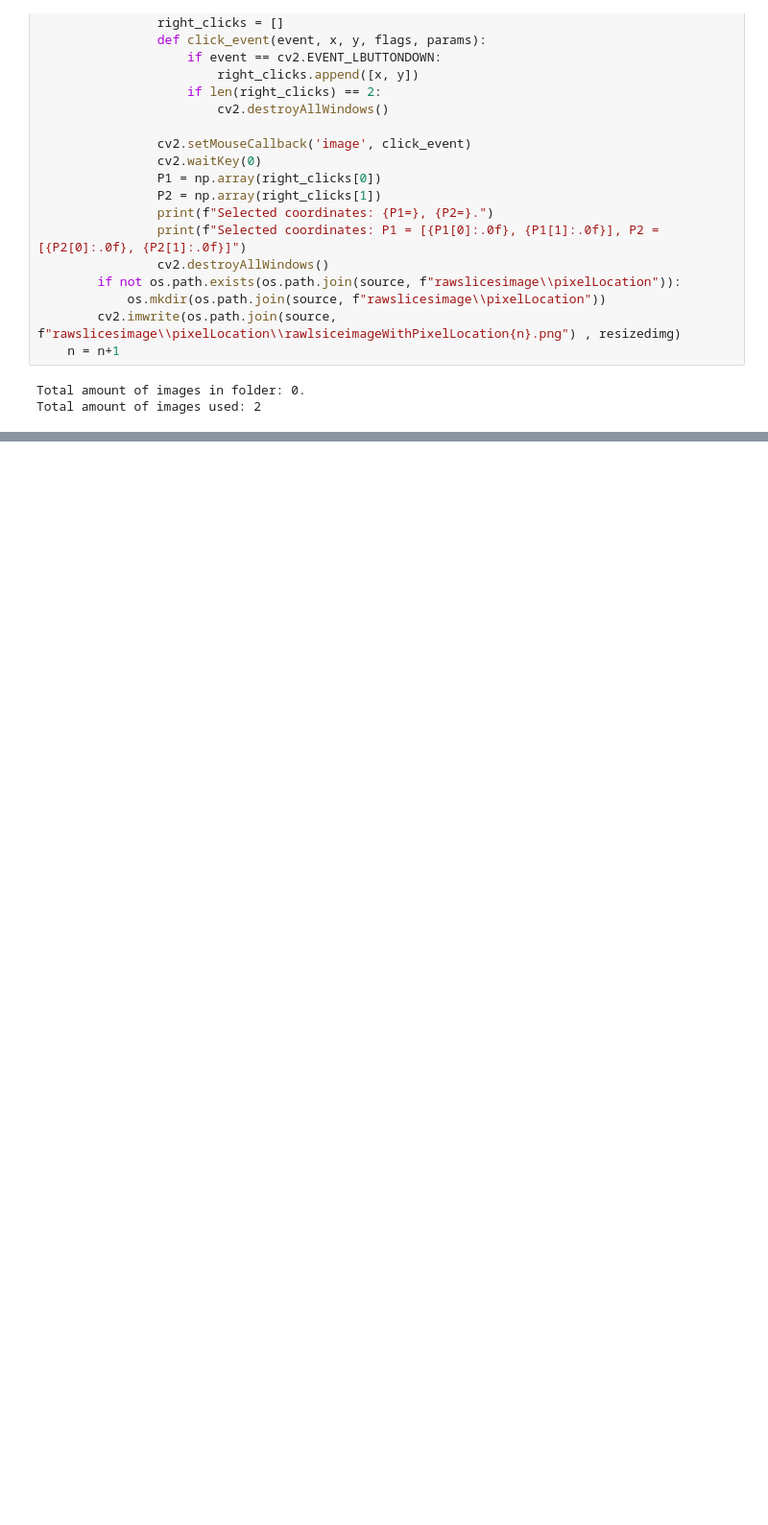
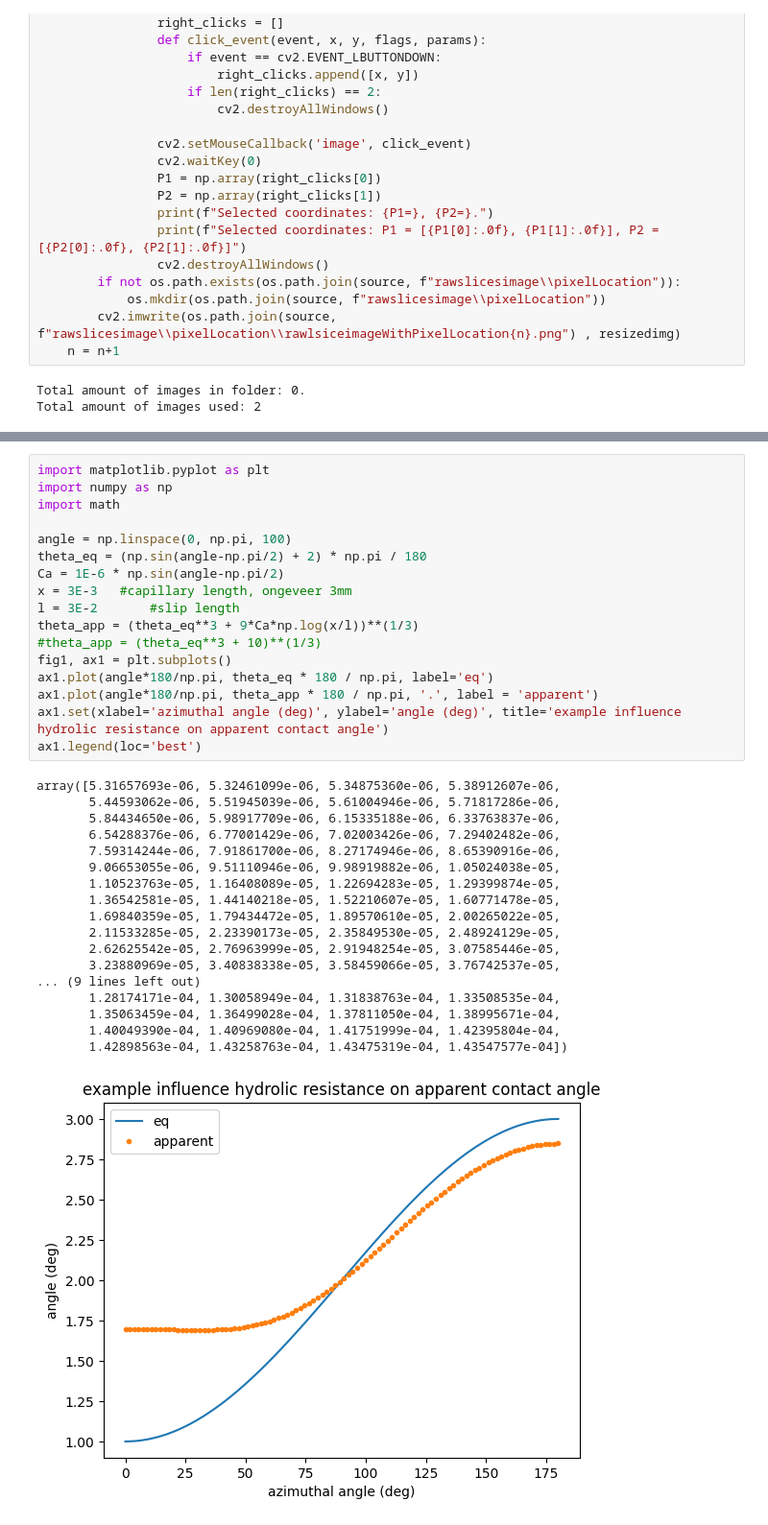
Before and after one commit to Sjendieee/InterferometryPython, a Jupyter notebook: Testing.ipynb, the cells around one changed output, grey strips where cells are left out. Shown at 96% size. Cells and saved outputs as stored; diff of their text form; blank space fills up the shorter version.

```diff
--- a/Testing.ipynb
+++ b/Testing.ipynb
@@ -238,0 +239,36 @@ plt.show()
+# %%
+import matplotlib.pyplot as plt
+import numpy as np
+import math
+
+angle = np.linspace(0, np.pi, 100)
+theta_eq = (np.sin(angle-np.pi/2) + 2) * np.pi / 180
+Ca = 1E-6 * np.sin(angle-np.pi/2)
+x = 3E-3   #capillary length, ongeveer 3mm
+l = 3E-2       #slip length
+theta_app = (theta_eq**3 + 9*Ca*np.log(x/l))**(1/3)
+#theta_app = (theta_eq**3 + 10)**(1/3)
+fig1, ax1 = plt.subplots()
+ax1.plot(angle*180/np.pi, theta_eq * 180 / np.pi, label='eq')
+ax1.plot(angle*180/np.pi, theta_app * 180 / np.pi, '.', label = 'apparent')
+ax1.set(xlabel='azimuthal angle (deg)', ylabel='angle (deg)', title='example influence hydrolic resistance on apparent contact angle')
+ax1.legend(loc='best')
+# %% [output]
+array([5.31657693e-06, 5.32461099e-06, 5.34875360e-06, 5.38912607e-06,
+       5.44593062e-06, 5.51945039e-06, 5.61004946e-06, 5.71817286e-06,
+       5.84434650e-06, 5.98917709e-06, 6.15335188e-06, 6.33763837e-06,
+       6.54288376e-06, 6.77001429e-06, 7.02003426e-06, 7.29402482e-06,
+       7.59314244e-06, 7.91861700e-06, 8.27174946e-06, 8.65390916e-06,
+       9.06653055e-06, 9.51110946e-06, 9.98919882e-06, 1.05024038e-05,
+       1.10523763e-05, 1.16408089e-05, 1.22694283e-05, 1.29399874e-05,
+       1.36542581e-05, 1.44140218e-05, 1.52210607e-05, 1.60771478e-05,
+       1.69840359e-05, 1.79434472e-05, 1.89570610e-05, 2.00265022e-05,
+       2.11533285e-05, 2.23390173e-05, 2.35849530e-05, 2.48924129e-05,
+       2.62625542e-05, 2.76963999e-05, 2.91948254e-05, 3.07585446e-05,
+       3.23880969e-05, 3.40838338e-05, 3.58459066e-05, 3.76742537e-05,
+... (9 lines left out)
+       1.28174171e-04, 1.30058949e-04, 1.31838763e-04, 1.33508535e-04,
+       1.35063459e-04, 1.36499028e-04, 1.37811050e-04, 1.38995671e-04,
+       1.40049390e-04, 1.40969080e-04, 1.41751999e-04, 1.42395804e-04,
+       1.42898563e-04, 1.43258763e-04, 1.43475319e-04, 1.43547577e-04])
+[figure, added]
```
Also changed, not shown: parts of 1 cell of this notebook, 1 other file.
